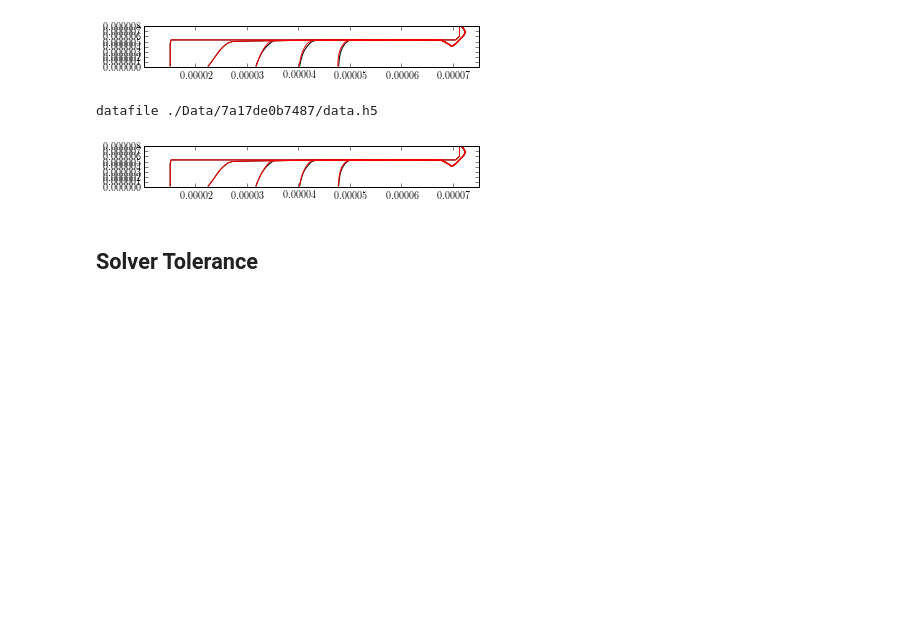
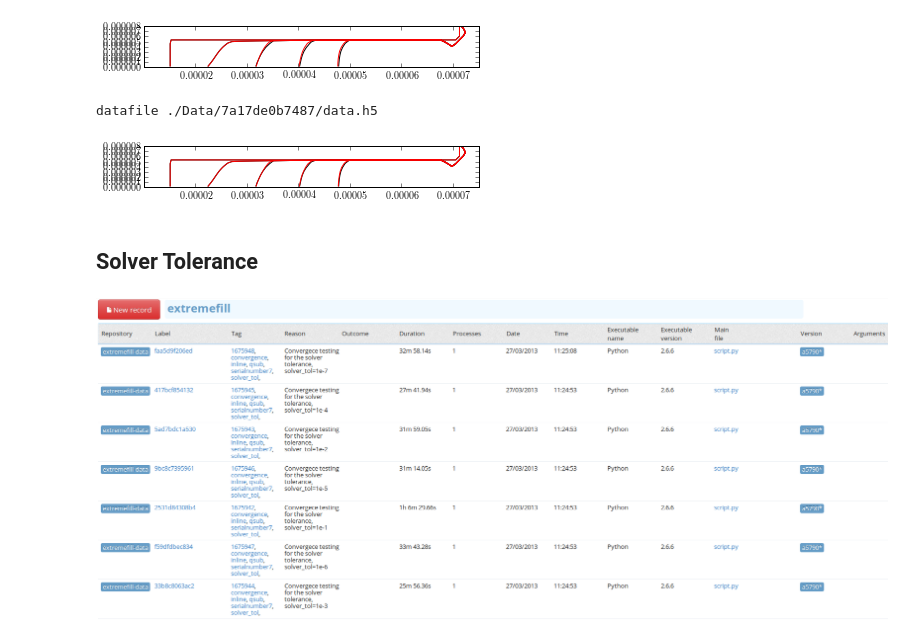
Before and after one commit to wd15/extremefill2D, a Jupyter notebook: convergence.ipynb, the cells around one changed output. Cells and saved outputs as stored; diff of their text form; code cells hidden in the pictures; blank space fills up the shorter version.

Commit message:
Solver tolerance arguments are in `run` and results in the notebook.

```diff
--- a/convergence.ipynb
+++ b/convergence.ipynb
@@ -130,3 +128,9 @@ datafile ./Data/7a17de0b7487/data.h5
 [figure]
 # %% [markdown]
 ## Solver Tolerance
+# %%
+from IPython.core.display import Image
+
+Image(filename='solver_tol_records.png', embed=True)
+# %% [output]
+[figure, added]
```
Also changed, not shown: parts of 9 cells of this notebook, 2 other files.
